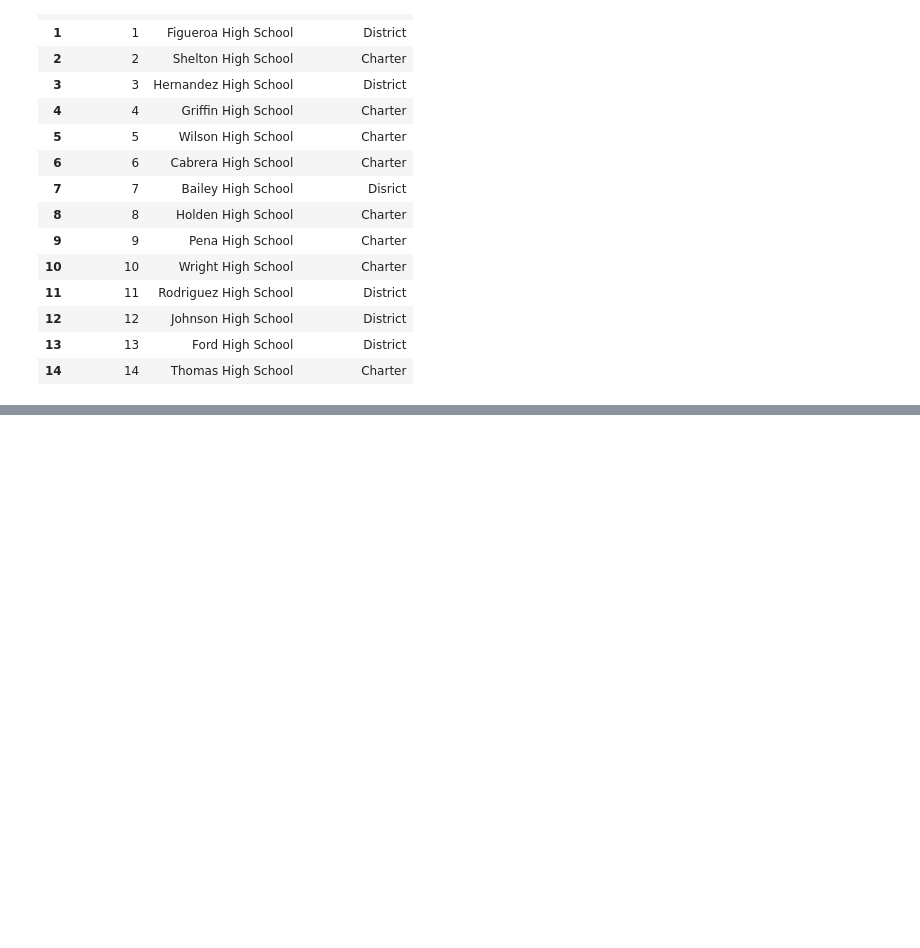
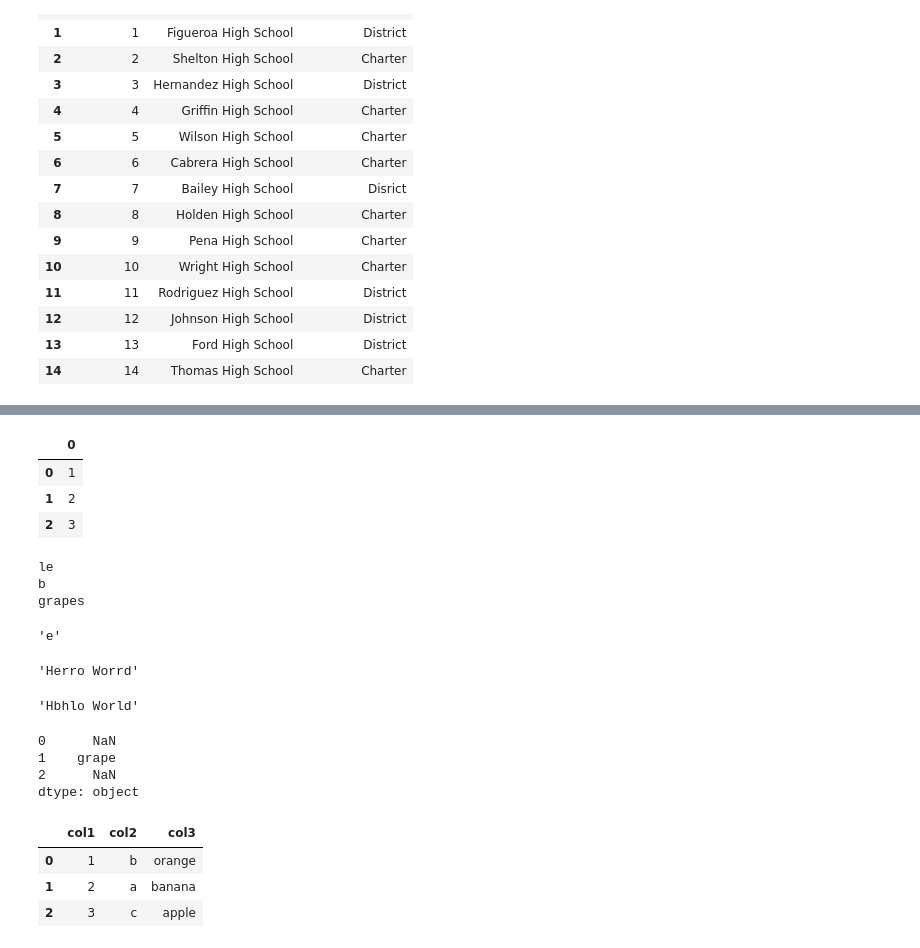
Before and after one commit to fobordo/School_District_Analysis, a Jupyter notebook: pandas_practice.ipynb, the cells around one changed output, grey strips where cells are left out. Drawn from its saved outputs; the diff is of its cells as text; code cells hidden in the pictures; blank space fills up the shorter version.

```diff
--- a/pandas_practice.ipynb
+++ b/pandas_practice.ipynb
@@ -188,0 +206,69 @@ sd_schools_df
+# %%
+list1 = ["a", "b", "c", "d"]
+
+list2 = [1, 2, 3]
+
+df = pd.DataFrame(list2)
+
+df
+# %% [output]
+|  | 0 |
+| 0 | 1 |
+| 1 | 2 |
+| 2 | 3 |
+# %%
+myList = ["apple", "banana", "grapes"]
+
+for fruits in myList:
+    print(fruits.strip("pan"))
+# %% [output]
+le
+b
+grapes
+# %%
+fruit = "apple"
+
+fruit.strip("pal")
+# %% [output]
+'e'
+# %%
+sentence = "Hello World"
+sentence.replace("l","r")
+# %% [output]
+'Herro Worrd'
+# %%
+sentence = "Hello World"
+sentence.replace("el","bh")
+# %% [output]
+'Hbhlo World'
+# %%
+list = ['apple','banana','orange']
+list = pd.Series(list)
+list.map({"banana":"grape"})
+# %% [output]
+0      NaN
+1    grape
+2      NaN
+dtype: object
+# %%
+col1_list = [1,2,3,4]
+col2_list = ['b','a','c','d']
+col3_list = [3,2,1,5]
+col4_list = ['apple','banana','orange','grape']
+
+left_df = pd.DataFrame()
+left_df["col1"] = col1_list
+left_df["col2"] = col2_list
+
+right_df = pd.DataFrame()
+right_df['col1'] = col3_list
+right_df['col3'] = col4_list
+
+df = pd.merge(left_df,right_df,on='col1')
+
+df
+# %% [output]
+|  | col1 | col2 | col3 |
+| 0 | 1 | b | orange |
+| 1 | 2 | a | banana |
+| 2 | 3 | c | apple |
```
Also changed, not shown: parts of 10 cells of this notebook, 3 other files.
